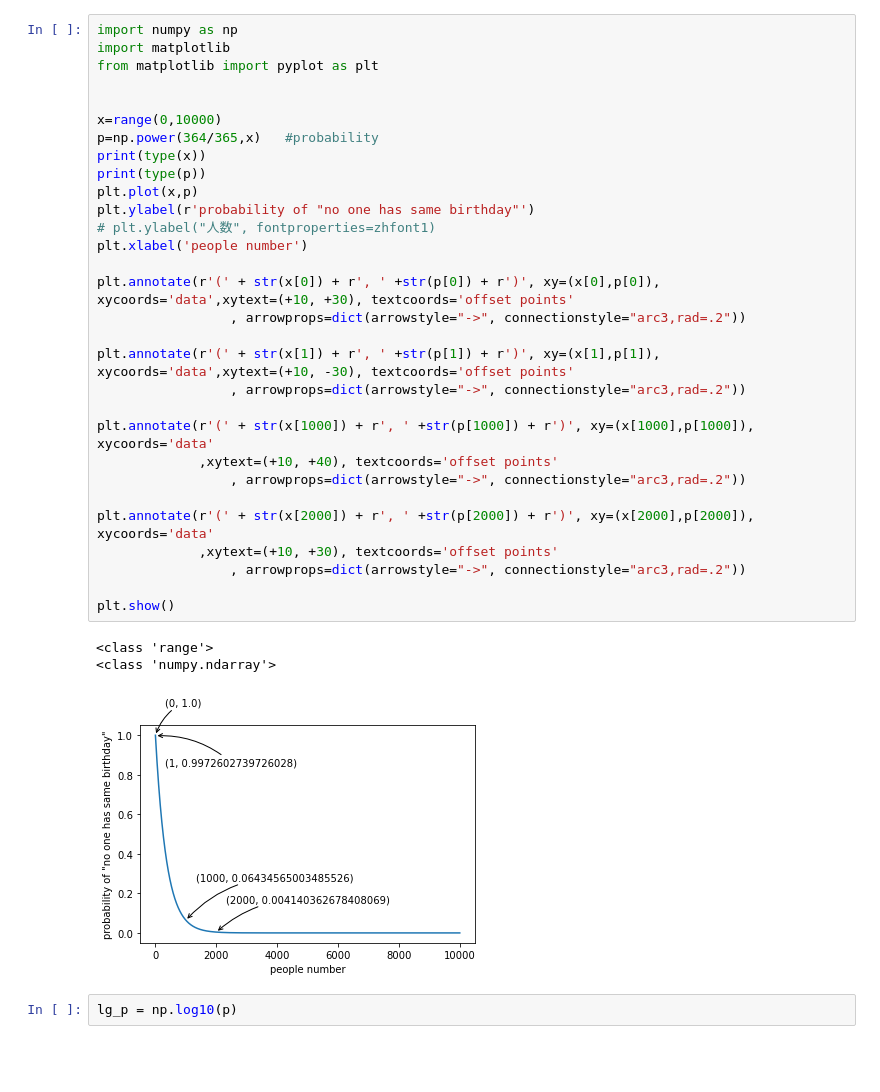
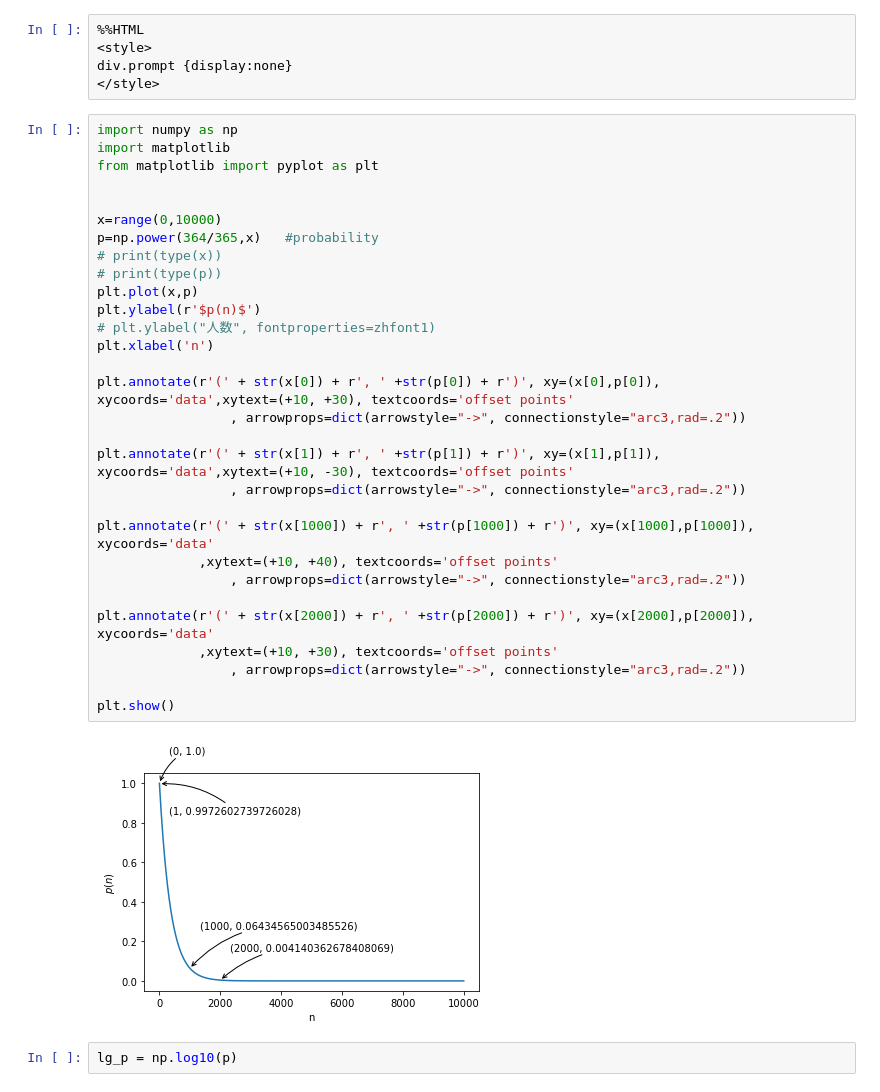
Before and after one commit to wbzhang2594/pilotJupyterNotebook, a Jupyter notebook: proberbilityOfSameBirthday.ipynb, the cells around one changed output. Drawn from its saved outputs; the diff is of its cells as text; blank space fills up the shorter version.

```diff
--- a/proberbilityOfSameBirthday.ipynb
+++ b/proberbilityOfSameBirthday.ipynb
@@ -1,37 +13,40 @@
+# %%
+%%HTML
+<style>
+div.prompt {display:none}
+</style>
 # %%
 import numpy as np
 import matplotlib
 from matplotlib import pyplot as plt
 
 
 x=range(0,10000)
 p=np.power(364/365,x)   #probability
-print(type(x))
-print(type(p))
+# print(type(x))
+# print(type(p))
 plt.plot(x,p)
-plt.ylabel(r'probability of "no one has same birthday"')
+plt.ylabel(r'$p(n)$')
 # plt.ylabel("人数", fontproperties=zhfont1)
-plt.xlabel('people number')
+plt.xlabel('n')
 
 plt.annotate(r'(' + str(x[0]) + r', ' +str(p[0]) + r')', xy=(x[0],p[0]), xycoords='data',xytext=(+10, +30), textcoords='offset points'
                  , arrowprops=dict(arrowstyle="->", connectionstyle="arc3,rad=.2"))
 
 plt.annotate(r'(' + str(x[1]) + r', ' +str(p[1]) + r')', xy=(x[1],p[1]), xycoords='data',xytext=(+10, -30), textcoords='offset points'
                  , arrowprops=dict(arrowstyle="->", connectionstyle="arc3,rad=.2"))
 
 plt.annotate(r'(' + str(x[1000]) + r', ' +str(p[1000]) + r')', xy=(x[1000],p[1000]), xycoords='data'
              ,xytext=(+10, +40), textcoords='offset points'
                  , arrowprops=dict(arrowstyle="->", connectionstyle="arc3,rad=.2"))
 
 plt.annotate(r'(' + str(x[2000]) + r', ' +str(p[2000]) + r')', xy=(x[2000],p[2000]), xycoords='data'
              ,xytext=(+10, +30), textcoords='offset points'
                  , arrowprops=dict(arrowstyle="->", connectionstyle="arc3,rad=.2"))
 
 plt.show()
 # %% [output]
-<class 'range'>
-<class 'numpy.ndarray'>
-[figure, old version]
+[figure, new version]
 # %%
 lg_p = np.log10(p)
 # %%
```
Also changed, not shown: parts of 4 cells of this notebook, 2 other files.
